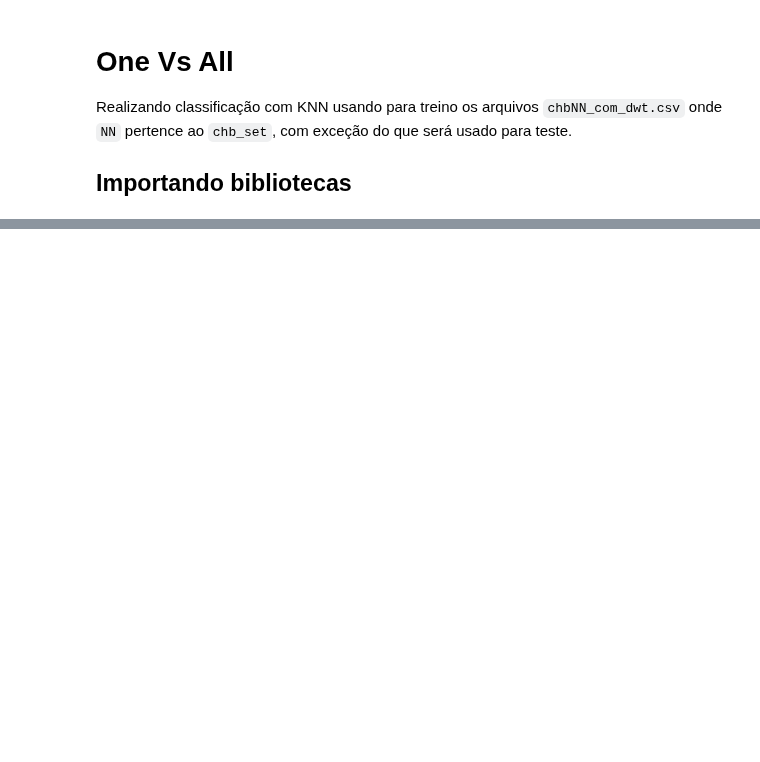
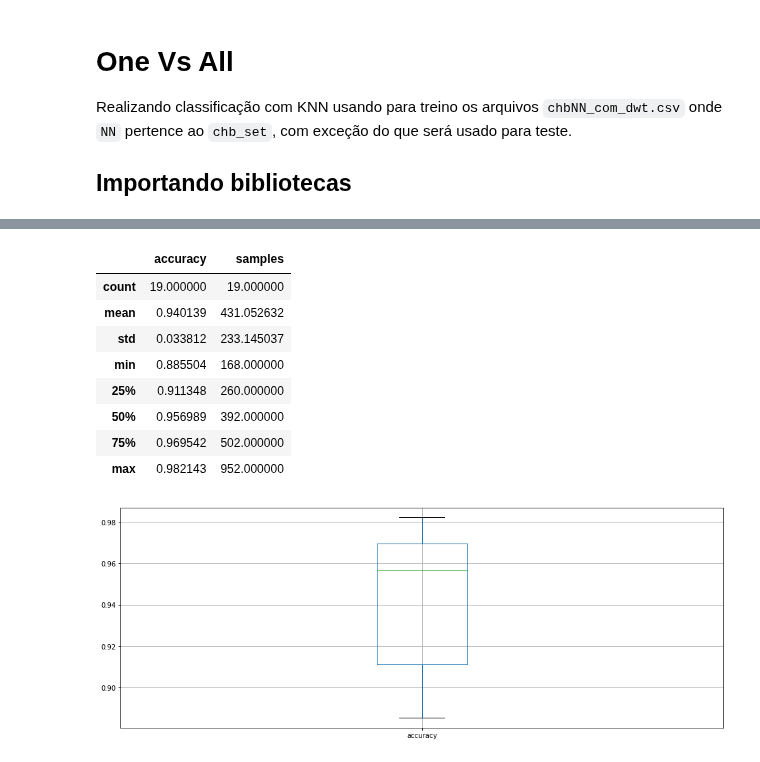
Before and after one commit to newtmagalhaes/Machine-Learning, a Jupyter notebook: ML/f02-chb/03-oneVSall.ipynb, the cells around one changed output, grey strips where cells are left out. Drawn from its saved outputs; the diff is of its cells as text; code cells hidden in the pictures; blank space fills up the shorter version.

```diff
--- a/ML/f02-chb/03-oneVSall.ipynb
+++ b/ML/f02-chb/03-oneVSall.ipynb
@@ -128,0 +177,4 @@ weighted avg     0.9699    0.9697    0.9697       198
+# %%
+top_19 = metrics_df.sort_values(by='accuracy', ascending=False).head(19)
+# piores resultados
+metrics_df.sort_values(by='accuracy').head(2)
@@ -128,0 +205,14 @@ weighted avg     0.9699    0.9697    0.9697       198
+# %%
+top_19[['accuracy']].boxplot(figsize=(16, 6))
+top_19[['accuracy', 'samples']].describe()
+# %% [output]
+|  | accuracy | samples |
+| count | 19.000000 | 19.000000 |
+| mean | 0.940139 | 431.052632 |
+| std | 0.033812 | 233.145037 |
+| min | 0.885504 | 168.000000 |
+| 25% | 0.911348 | 260.000000 |
+| 50% | 0.956989 | 392.000000 |
+| 75% | 0.969542 | 502.000000 |
+| max | 0.982143 | 952.000000 |
+[figure, added]
```
Also changed, not shown: parts of 7 cells of this notebook.
